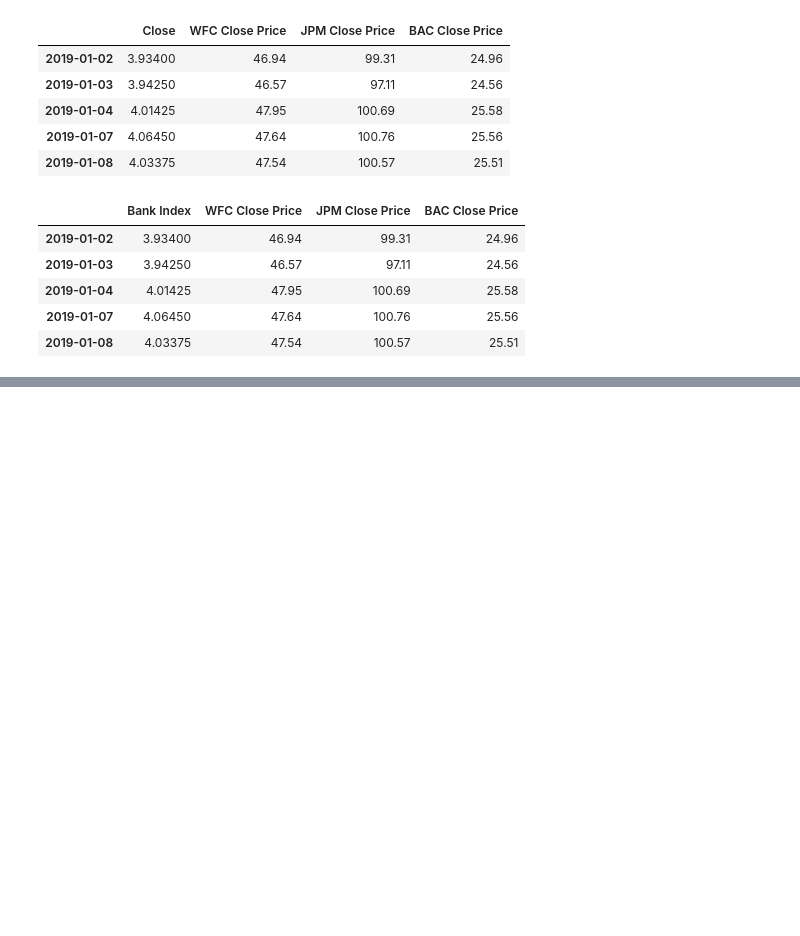
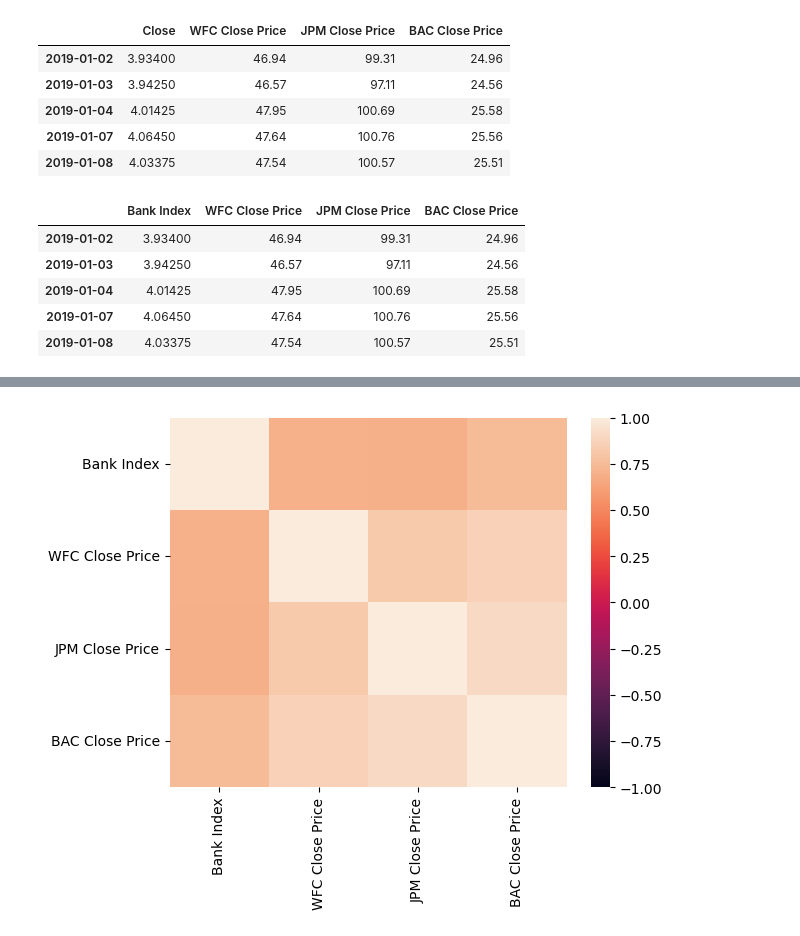
Before and after one commit to justicebangura/Project-1, a Jupyter notebook: Stock Price Data.ipynb, the cells around one changed output, grey strips where cells are left out. Saved outputs shown, nothing was run; the diff lists cells and outputs as text; code cells hidden in the pictures; blank space fills up the shorter version.

```diff
--- a/Stock Price Data.ipynb
+++ b/Stock Price Data.ipynb
@@ -124,0 +257,9 @@ all_bank_stock_prices_df.to_csv('Stock_Price_Data.csv', index=True, index_label=
+# %%
+# plot correlation and save figure
+correlation = daily_returns.corr()
+heatmap = sns.heatmap(correlation, vmin=-1, vmax=1)
+
+fig4 = heatmap.get_figure()
+fig4.savefig("heatmap.png")
+# %% [output]
+[figure, added]
```
Also changed, not shown: parts of 36 cells of this notebook, 37 other files.
